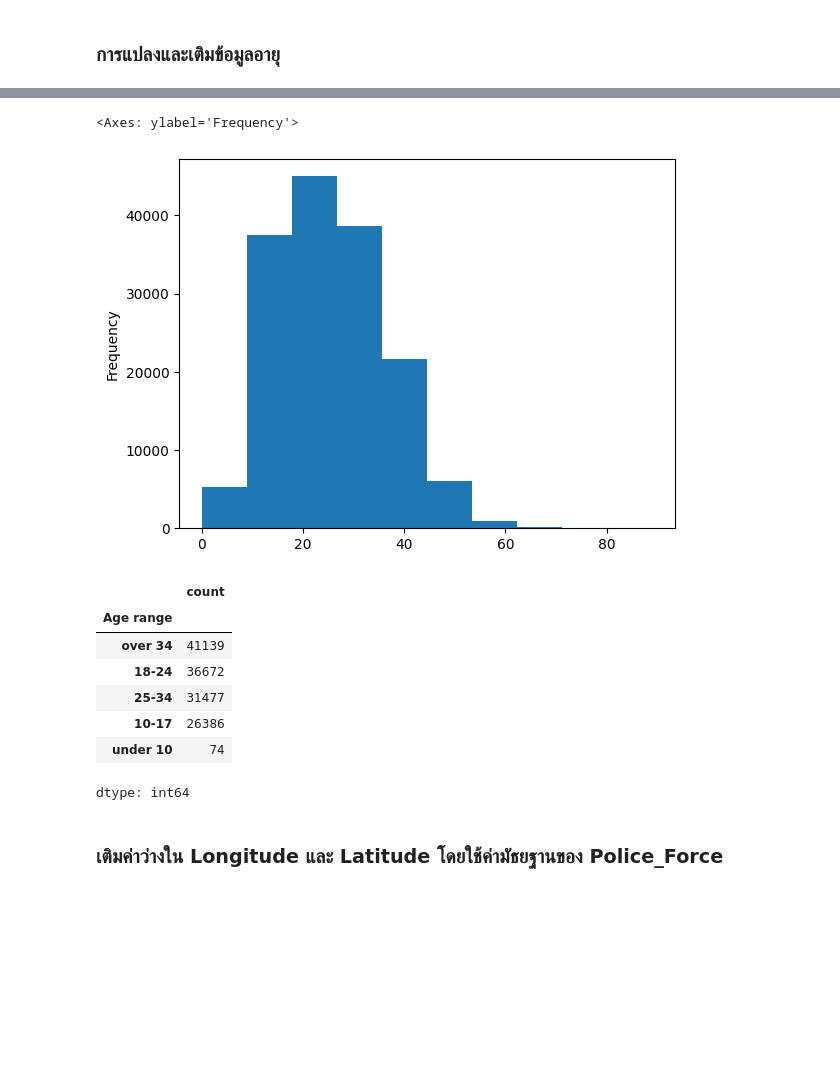
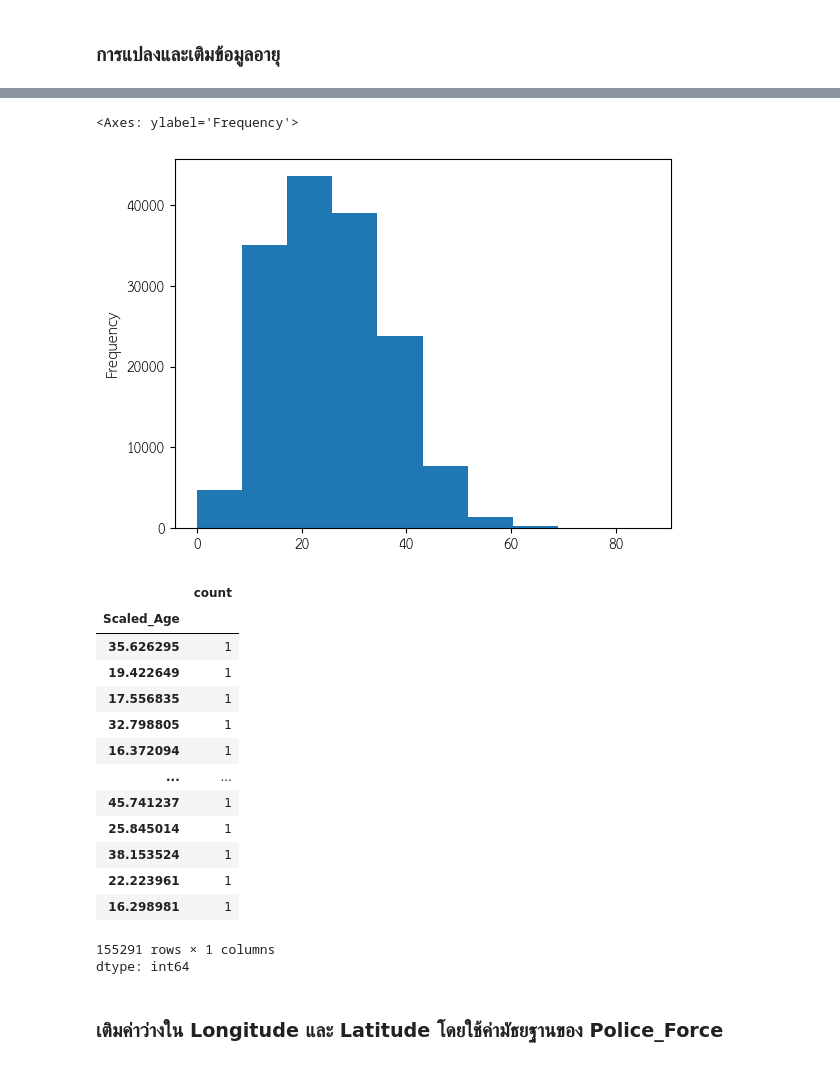
Before and after one commit to jangInw007/JENZY_Project, a Jupyter notebook: JENZY(อีฟสี)_is_perfect_project_Basicpro.ipynb, the cells around one changed output, grey strips where cells are left out. Cells and saved outputs as stored; diff of their text form; code cells hidden in the pictures; blank space fills up the shorter version.

```diff
--- a/JENZY(อีฟสี)_is_perfect_project_Basicpro.ipynb
+++ b/JENZY(อีฟสี)_is_perfect_project_Basicpro.ipynb
@@ -944,6 +944,10 @@ combined_stop_and_search_2025_all_months.head()
 import matplotlib.pyplot as plt
 import numpy as np
 import builtins
+import pandas as pd
+
+# Set a random seed for reproducibility
+np.random.seed(42)
 
 def calculate_average_age(age_range):
     if pd.isna(age_range):
@@ -980,8 +984,19 @@ combined_stop_and_search_2025_all_months.loc[missing_indices, 'Scaled_Age'] = im
 # Replace scaled age values less than 10 with 10 and greater than 34 with 34
 combined_stop_and_search_2025_all_months['Scaled_Age'] = combined_stop_and_search_2025_all_months['Scaled_Age'].apply(lambda x: x*(-1) if x < 0 else x)
 
+
 combined_stop_and_search_2025_all_months.drop(columns = ['Average_Age','Age range'] , inplace  = True)
 
+age_bins = [0, 10, 18, 25, 35, 100] # Adjusted bins to include 0 and a higher upper bound
+age_labels = ['under 10', '10-17', '18-24', '25-34', 'over 34']
+
+combined_stop_and_search_2025_all_months['Age_Range'] = pd.cut(
+    combined_stop_and_search_2025_all_months['Scaled_Age'],
+    bins=age_bins,
+    labels=age_labels,
+    right=False # Use right=False to include the lower bound in the bin
+)
+
 combined_stop_and_search_2025_all_months.head()
 # %% [output]
 |  | Type | Date | Part of a policing operation | Latitude | Longitude | Gender | Self-defined ethnicity | ... |
@@ -994,17 +1009,24 @@ combined_stop_and_search_2025_all_months.head()
 combined_stop_and_search_2025_all_months['Scaled_Age'].plot(kind = 'hist')
 # %% [output]
 <Axes: ylabel='Frequency'>
-[figure, old version]
+[figure, new version]
 # %%
-combined_stop_and_search_2025_all_months['Age range'].value_counts()
+combined_stop_and_search_2025_all_months['Scaled_Age'].value_counts()
 # %% [output]
 |  | count |
-| Age range |  |
-| over 34 | 41139 |
-| 18-24 | 36672 |
-| 25-34 | 31477 |
-| 10-17 | 26386 |
-| under 10 | 74 |
+| Scaled_Age |  |
+| 35.626295 | 1 |
+| 19.422649 | 1 |
+| 17.556835 | 1 |
+| 32.798805 | 1 |
+| 16.372094 | 1 |
+| ... | ... |
+| 45.741237 | 1 |
+| 25.845014 | 1 |
+| 38.153524 | 1 |
+| 22.223961 | 1 |
+| 16.298981 | 1 |
+155291 rows × 1 columns
 dtype: int64
 # %% [markdown]
 ### เติมค่าว่างใน Longitude และ Latitude โดยใช้ค่ามัธยฐานของ Police_Force
```
Also changed, not shown: parts of 6 cells of this notebook.
